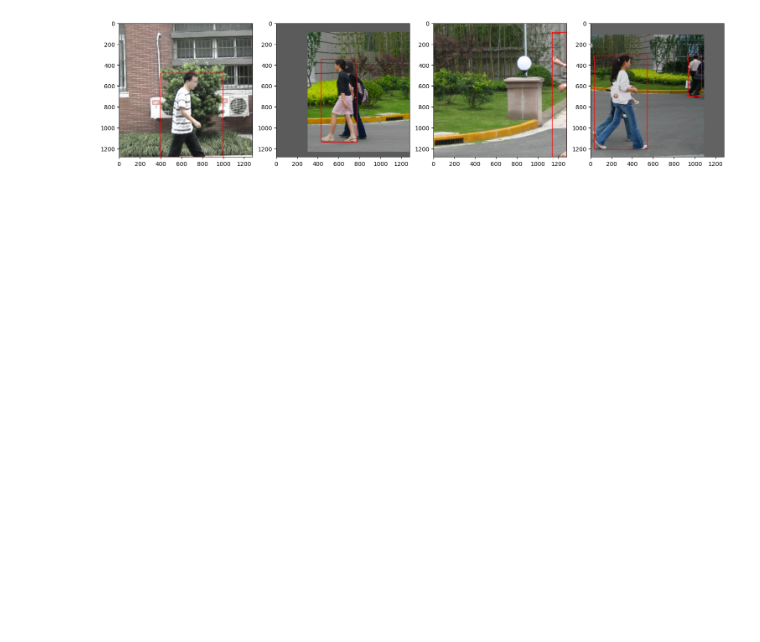
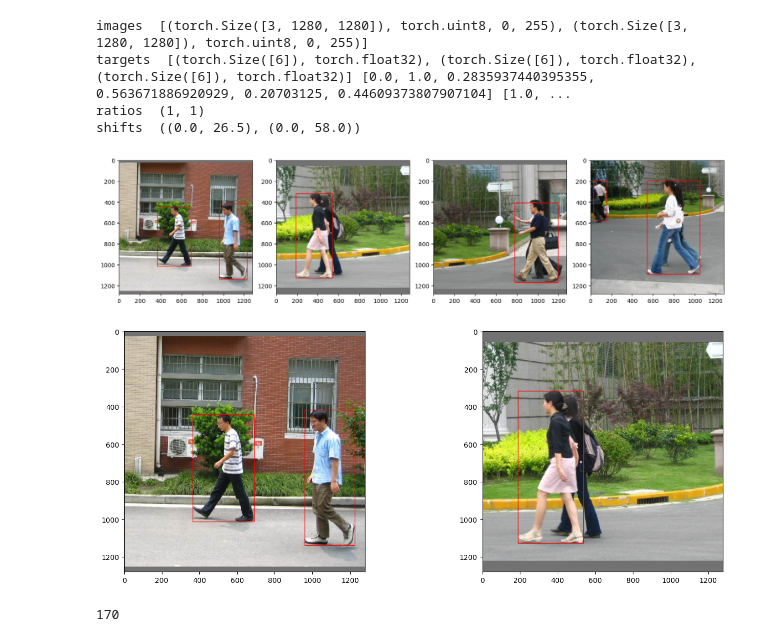
Before and after one commit to s-reaungamornrat/video_processing, a Jupyter notebook: yolov7/notebook/PAPedastrian2.ipynb, the cells around one changed output. Cells and saved outputs as stored; diff of their text form; code cells hidden in the pictures; blank space fills up the shorter version.

Commit message:
dev: yolov7/notebook/TrainingPennFandu.ipynb: training yolov7 using small Penn Fandu dataset

```diff
--- a/yolov7/notebook/PAPedastrian2.ipynb
+++ b/yolov7/notebook/PAPedastrian2.ipynb
@@ -34,15 +71,44 @@ dataset=PennFudanDataset(root=root, image_dirname='PNGImages', mask_dirname='Ped
 # %%
+dataset=PennFudanDataset(root=root, image_dirname='PNGImages', mask_dirname='PedMasks', hyp=hyp, indices=None,
+                        img_size=1280, augment=False, correct_exif=True,padding_value=(114,114,114))
+
 _, ax=plt.subplots(1,4,figsize=(15,5))
 
 for i in range(4):
     image, targets, _, _=dataset[i]
     ax[i].imshow(image.permute(1,2,0)) # CxHxW -> HxWxC
     boxes=normalized_xywh2xyxy(targets[:,2:], w=image.shape[-1], h=image.shape[1])
-    #boxes=targets[:,2:]
     for box in boxes:
         rect = patches.Rectangle(box[:2], *(box[2:]-box[:2]), linewidth=1, edgecolor='r', facecolor='none')
         ax[i].add_patch(rect)
 
 plt.tight_layout(pad=0, w_pad=0, h_pad=0)
+
+data_loader=torch.utils.data.DataLoader(dataset, batch_size=2, num_workers=0, collate_fn=dataset.collate_fn,
+                            pin_memory=False, drop_last=True)
+images, targets, ratios, shifts=next(iter(data_loader))
+print('images ', [(im.shape, im.dtype, im.min().item(), im.max().item()) for im in images])
+print('targets ', [(target.shape, target.dtype) for target in targets],
+     targets.min(0).values.tolist(), targets.max(0).values.tolist())
+print('ratios ', ratios)
+print('shifts ', shifts )
+
+_, ax=plt.subplots(1,2,figsize=(15,5))
+for i, image in enumerate(images):
+    ax[i].imshow(image.permute(1,2,0)) # CxHxW -> HxWxC
+    boxes=normalized_xywh2xyxy(targets[targets[:,0]==i, 2:], w=image.shape[-1], h=image.shape[1])
+    for box in boxes:
+        rect = patches.Rectangle(box[:2], *(box[2:]-box[:2]), linewidth=1, edgecolor='r', facecolor='none')
+        ax[i].add_patch(rect)
+plt.tight_layout(pad=0, w_pad=0, h_pad=0)
 # %% [output]
+images  [(torch.Size([3, 1280, 1280]), torch.uint8, 0, 255), (torch.Size([3, 1280, 1280]), torch.uint8, 0, 255)]
+targets  [(torch.Size([6]), torch.float32), (torch.Size([6]), torch.float32), (torch.Size([6]), torch.float32)] [0.0, 1.0, 0.2835937440395355, 0.563671886920929, 0.20703125, 0.44609373807907104] [1.0, ...
+ratios  (1, 1)
+shifts  ((0.0, 26.5), (0.0, 58.0))
-[figure, old version]
+[figure, new version]
+[figure, added]
+# %%
+len(dataset)
+# %% [output]
+170
```
Also changed, not shown: parts of 1 cell of this notebook, 12 other files.
